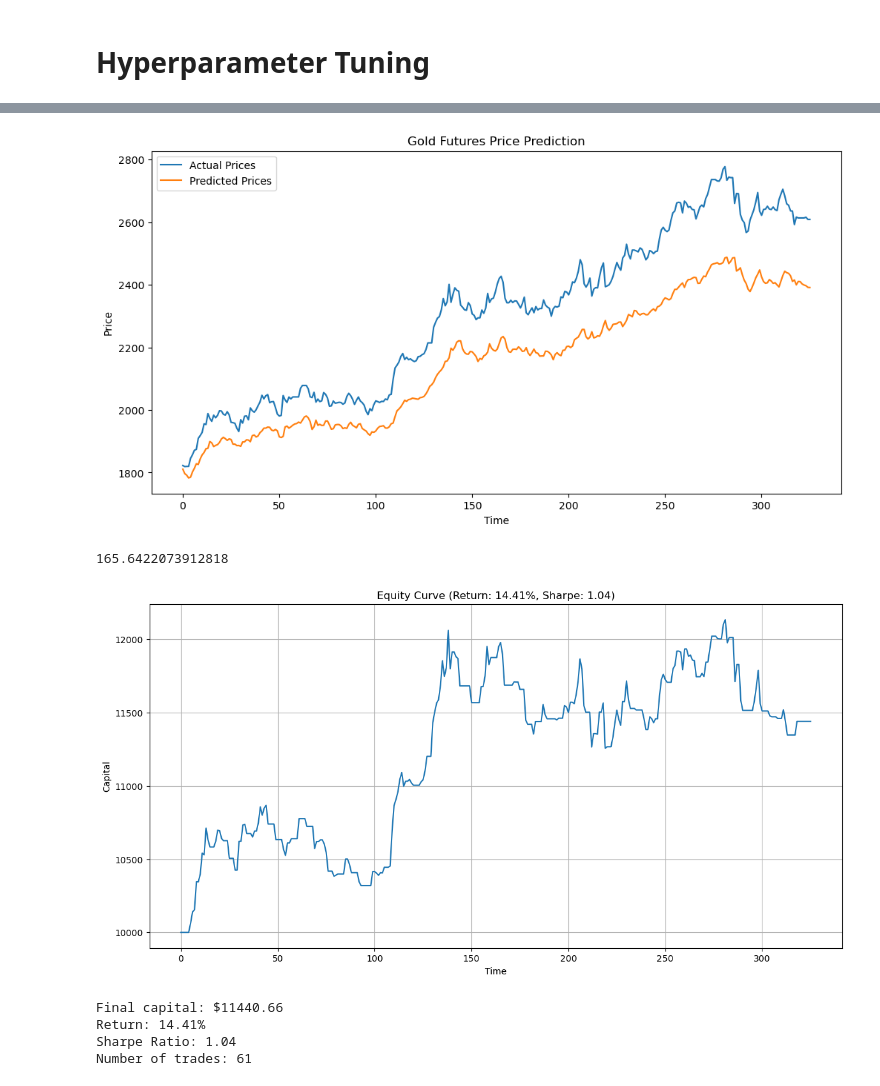
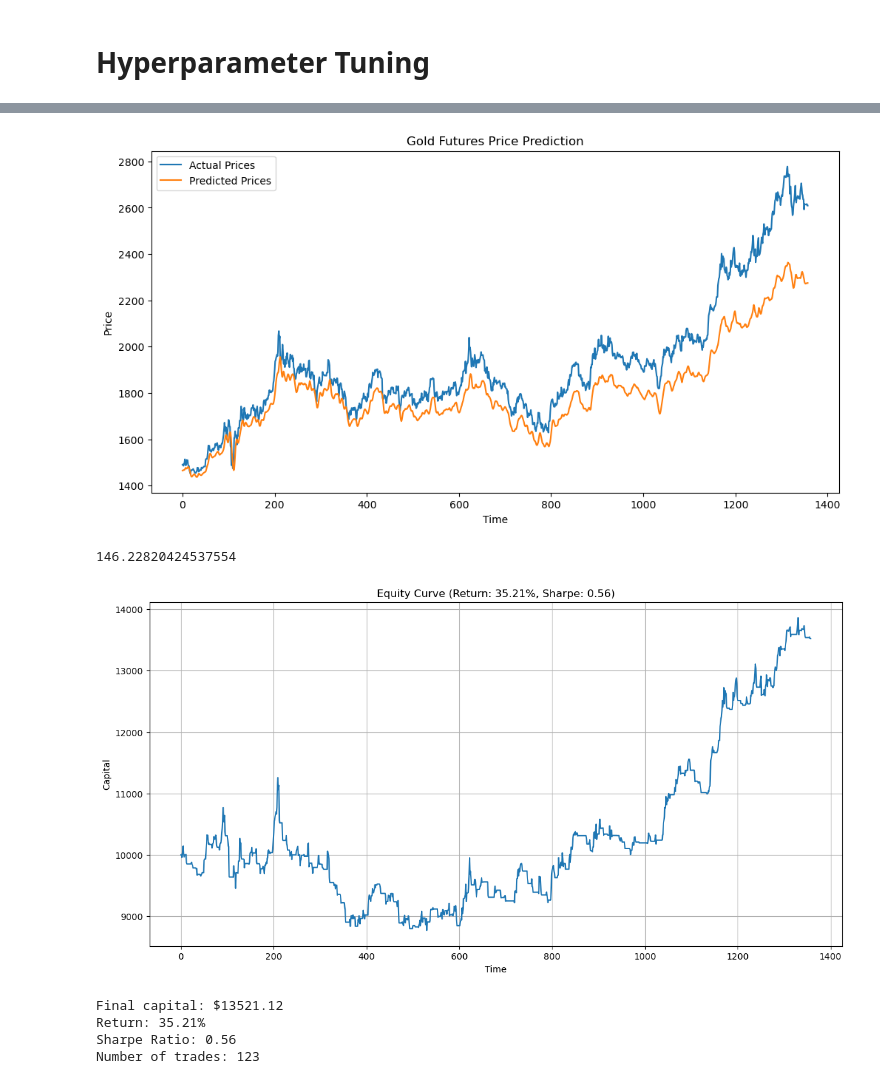
Before and after one commit to whyyouj/market-sentiment-analysis, a Jupyter notebook: gold_historical/lstm.ipynb, the cells around one changed output, grey strips where cells are left out. Saved outputs shown, nothing was run; the diff lists cells and outputs as text; code cells hidden in the pictures.

```diff
--- a/gold_historical/lstm.ipynb
+++ b/gold_historical/lstm.ipynb
@@ -218,7 +218,7 @@ def select_features_rf(data, target_column, k=5):
 # %% [markdown]
 # Training & Test Split
 # %%
-def prepare_training_data(data, seq_length, train_ratio=0.95, features = ["Price"]):
+def prepare_training_data(data, seq_length, train_ratio=0.80, features = ["Price"]):
     """
     Extract feature columns and split data into training and testing sets.
 
@@ -236,7 +236,10 @@ def prepare_training_data(data, seq_length, train_ratio=0.95, features = ["Price
     training_size = int(np.ceil(len(dataset) * train_ratio))
 
     # Scale the data
-    scaler = StandardScaler()
+    from sklearn.preprocessing import MinMaxScaler
+
+    scaler = MinMaxScaler()
+    #scaler = StandardScaler()
     train_data = dataset[:training_size]
     test_data = dataset[training_size - seq_length:]
     scaler.fit(train_data)
@@ -387,7 +390,7 @@ def mean_squared_error(y_true, y_pred):
     return np.mean((y_true - y_pred) ** 2)
 
 # RMSE
-def mean_squared_error(y_true, y_pred):
+def root_mean_squared_error(y_true, y_pred):
     return np.sqrt(np.mean((y_true - y_pred) ** 2))
 # %%
 def directional_accuracy(y_true, y_pred):
@@ -433,8 +436,11 @@ def evaluate_model(model, X_test, y_test, scaler, target_col=0):
 
     # Calculate MAPE
     mape = mean_absolute_percentage_error(test['actual'], test['pred'])
+    mse = mean_squared_error(test['actual'], test['pred'])
+    rmse = root_mean_squared_error(test['actual'], test['pred'])
+    #directional_accuracy = directional_accuracy(test['actual'], test['pred'])
 
-    return test, mape
+    return test, mape, mse, rmse
 # %%
 def plot_results(actual, predicted, title="Gold Futures Price Prediction"):
     """
@@ -1212,12 +1218,21 @@ def hyperparameter_tuning_workflow(data, seq_length, target_column="Price", feat
 
     # Evaluate the model
     target_col = features.index("Price") if "Price" in features else 0
-    results, mape = evaluate_model(best_model, X_test, y_test, scaler, target_col)
+    results, mape, mse, rmse = evaluate_model(best_model, X_test, y_test, scaler, target_col)
 
     print(f"Mean Absolute Percentage Error: {mape:.2f}%")
+    print(f"MSE: {mse:.2f}")
+    print(f"RMSE: {rmse:.2f}")
+    #print(f"Directional Accuracy: {directional_accuracy:.2f}%")
 
     # Plot results
     plot_results(results['actual'], results['pred'])
+
+    """
+    import pickle
+    with open("./LSTM_pickle.pkl", "wb") as f:
+        pickle.dump({"actual": results['actual'], "pred": results['pred']}, f)
+    """
 
     return best_model, results
 
@@ -1225,6 +1240,6 @@ def hyperparameter_tuning_workflow(data, seq_length, target_column="Price", feat
 best_model, results = hyperparameter_tuning_workflow(
     data=load_data(),
     seq_length=30,
-    features=["Price", "DXY", "VIX", "Sentiment_Numeric", "CPI", "EMA30", "EMA252", "RSI"]
+    features=["Price", "DXY", "VIX", "Exponential_Weighted_Score", "CPI", "EMA30", "EMA252", "RSI", "Upper_Band", "Lower_Band"]
 )
 # %% [output]
@@ -1248,13 +1263,13 @@ Mean Absolute Percentage Error: 6.40%
-[figure, old version]
+[figure, new version]
 # %%
 np.sqrt(np.mean((results["actual"] - results["pred"]) ** 2))
 # %% [output]
-165.6422073912818
+146.22820424537554
 # %%
 trades, equity_curve = backtest_trading_strategy(results["actual"], results["pred"])
 # %% [output]
-[figure, old version]
+[figure, new version]
-Final capital: $11440.66
-Return: 14.41%
-Sharpe Ratio: 1.04
-Number of trades: 61
+Final capital: $13521.12
+Return: 35.21%
+Sharpe Ratio: 0.56
+Number of trades: 123
```
Also changed, not shown: parts of 3 cells of this notebook, 26 other files.
